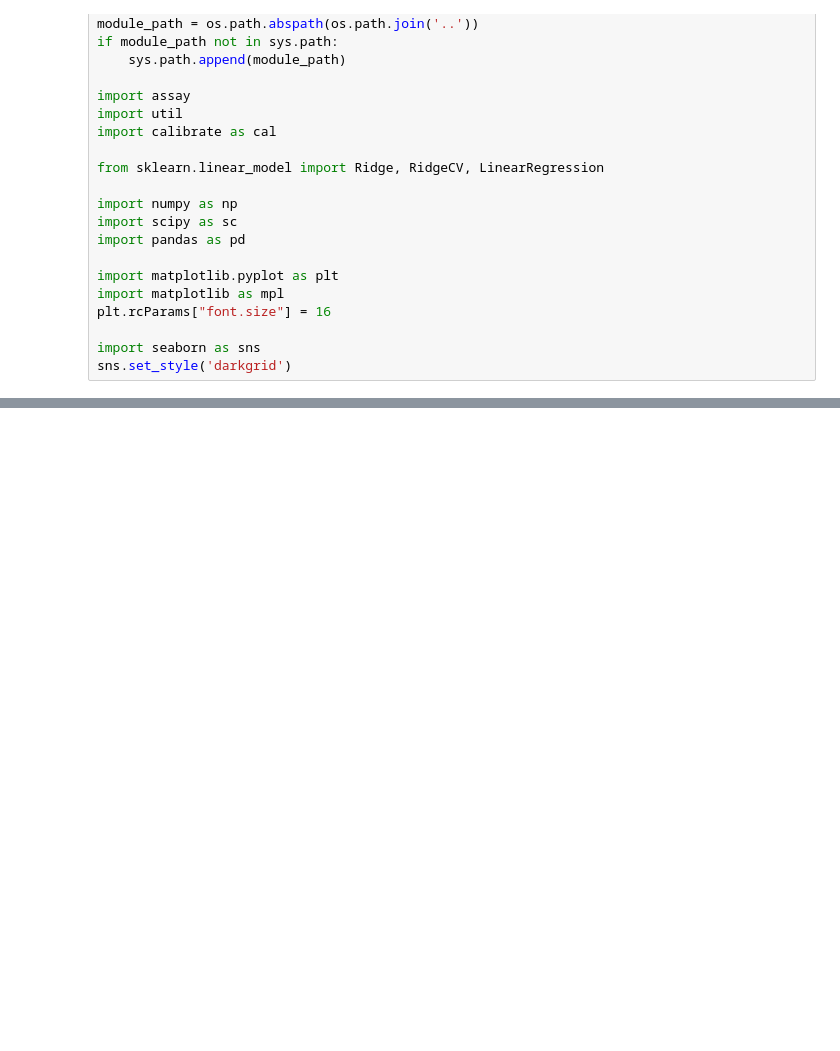
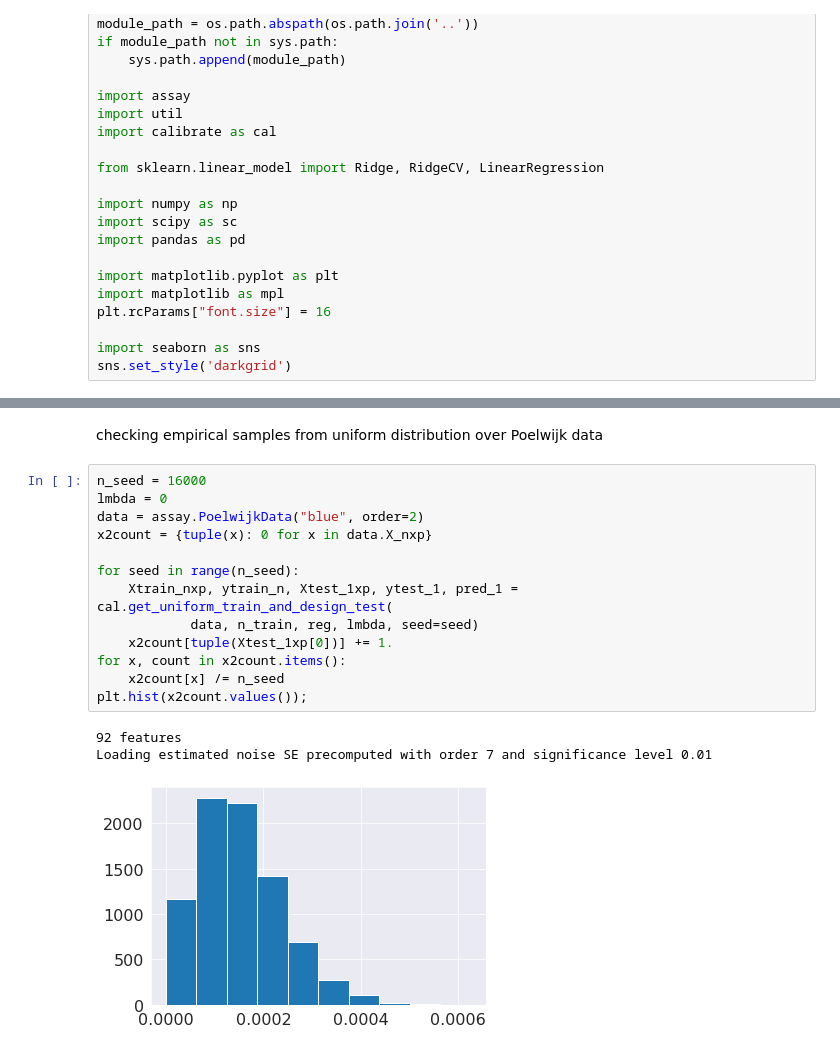
Before and after one commit to clarafy/conformal-for-design, a Jupyter notebook: notebooks/adaptive-112221.ipynb, the cells around one changed output, grey strips where cells are left out. Cells and saved outputs as stored; diff of their text form; blank space fills up the shorter version.

```diff
--- a/notebooks/adaptive-112221.ipynb
+++ b/notebooks/adaptive-112221.ipynb
@@ -44,0 +134,19 @@ def get_train_and_test(data, n_train, seed, lmbda):
+# %% [markdown]
+checking empirical samples from uniform distribution over Poelwijk data
+# %%
+n_seed = 16000
+lmbda = 0
+data = assay.PoelwijkData("blue", order=2)
+x2count = {tuple(x): 0 for x in data.X_nxp}
+
+for seed in range(n_seed):
+    Xtrain_nxp, ytrain_n, Xtest_1xp, ytest_1, pred_1 = cal.get_uniform_train_and_design_test(
+            data, n_train, reg, lmbda, seed=seed)
+    x2count[tuple(Xtest_1xp[0])] += 1.
+for x, count in x2count.items():
+    x2count[x] /= n_seed
+plt.hist(x2count.values());
+# %% [output]
+92 features
+Loading estimated noise SE precomputed with order 7 and significance level 0.01
+[figure, added]
```
Also changed, not shown: parts of 8 cells of this notebook, 3 other files.
